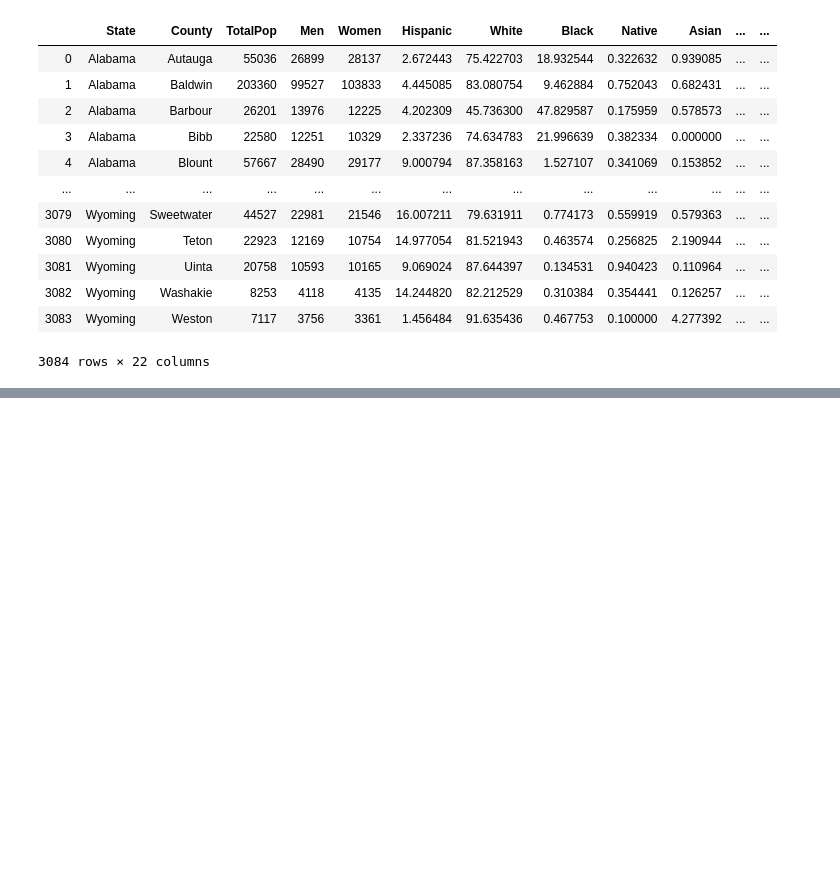
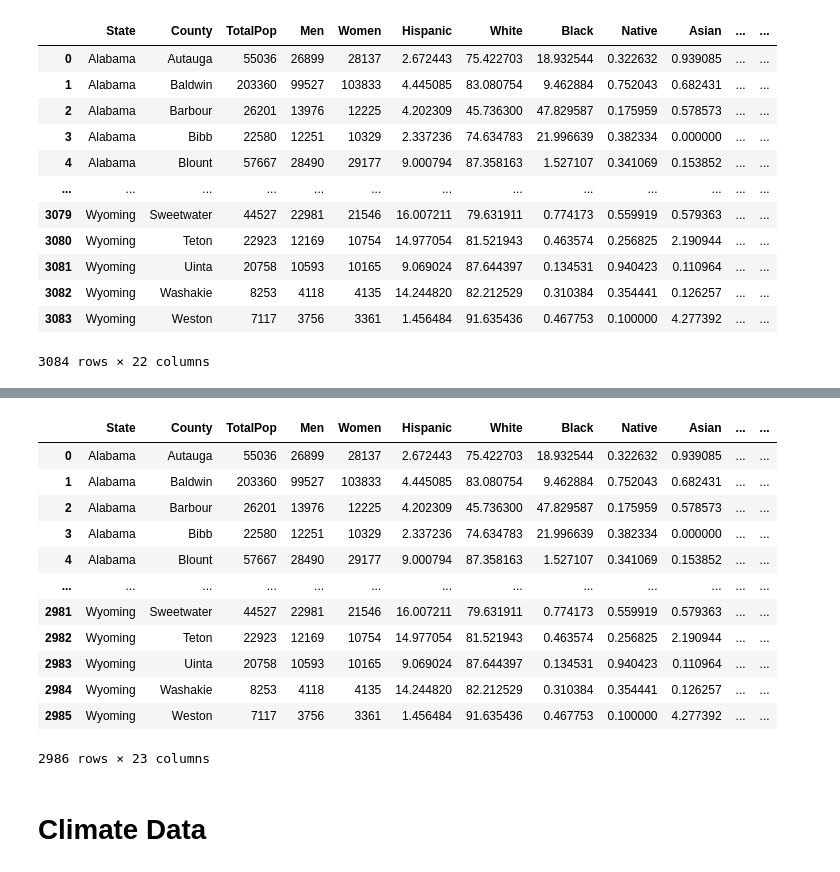
Before and after one commit to li-boxuan/05839-final-project, a Jupyter notebook: eda/data_clean.ipynb, the cells around one changed output, grey strips where cells are left out. Drawn from its saved outputs; the diff is of its cells as text; code cells hidden in the pictures; blank space fills up the shorter version.

Commit message:
Finish data cleaning. Export cleaned data to merged.csv

```diff
--- a/eda/data_clean.ipynb
+++ b/eda/data_clean.ipynb
@@ -111,0 +118,8 @@ join_data
+# %%
+housing_df = pd.read_csv("../datasets/2021_median_home_prices_raw.csv", sep='\t', encoding = "utf-16")
+# %%
+housing_df = housing_df[["Geography", "Q2 Price"]]
+housing_df.columns = ["County", "Housing Price"]
+housing_df["State"] = housing_df["County"].apply(lambda s : s.split(",")[-1].strip())
+housing_df["County"] = housing_df["County"].apply(lambda s : s.split(",")[0].split(" County")[0].strip())
+housing_df
@@ -112,2 +140,22 @@ join_data
+# %%
+join_data = pd.merge(join_data, housing_df, on=["State", "County"])
+# %%
+join_data
+# %% [output]
+|  | State | County | TotalPop | Men | Women | Hispanic | White | Black | Native | Asian | ... | ... |
+| 0 | Alabama | Autauga | 55036 | 26899 | 28137 | 2.672443 | 75.422703 | 18.932544 | 0.322632 | 0.939085 | ... | ... |
+| 1 | Alabama | Baldwin | 203360 | 99527 | 103833 | 4.445085 | 83.080754 | 9.462884 | 0.752043 | 0.682431 | ... | ... |
+| 2 | Alabama | Barbour | 26201 | 13976 | 12225 | 4.202309 | 45.736300 | 47.829587 | 0.175959 | 0.578573 | ... | ... |
+| 3 | Alabama | Bibb | 22580 | 12251 | 10329 | 2.337236 | 74.634783 | 21.996639 | 0.382334 | 0.000000 | ... | ... |
+| 4 | Alabama | Blount | 57667 | 28490 | 29177 | 9.000794 | 87.358163 | 1.527107 | 0.341069 | 0.153852 | ... | ... |
+| ... | ... | ... | ... | ... | ... | ... | ... | ... | ... | ... | ... | ... |
+| 2981 | Wyoming | Sweetwater | 44527 | 22981 | 21546 | 16.007211 | 79.631911 | 0.774173 | 0.559919 | 0.579363 | ... | ... |
+| 2982 | Wyoming | Teton | 22923 | 12169 | 10754 | 14.977054 | 81.521943 | 0.463574 | 0.256825 | 2.190944 | ... | ... |
+| 2983 | Wyoming | Uinta | 20758 | 10593 | 10165 | 9.069024 | 87.644397 | 0.134531 | 0.940423 | 0.110964 | ... | ... |
+| 2984 | Wyoming | Washakie | 8253 | 4118 | 4135 | 14.244820 | 82.212529 | 0.310384 | 0.354441 | 0.126257 | ... | ... |
+| 2985 | Wyoming | Weston | 7117 | 3756 | 3361 | 1.456484 | 91.635436 | 0.467753 | 0.100000 | 4.277392 | ... | ... |
+2986 rows × 23 columns
+# %% [markdown]
+# Climate Data
 # %%
 climate_df = pd.read_csv("../datasets/climate/cleaned/climate.csv")
```
Also changed, not shown: parts of 12 cells of this notebook, 1 other file.
